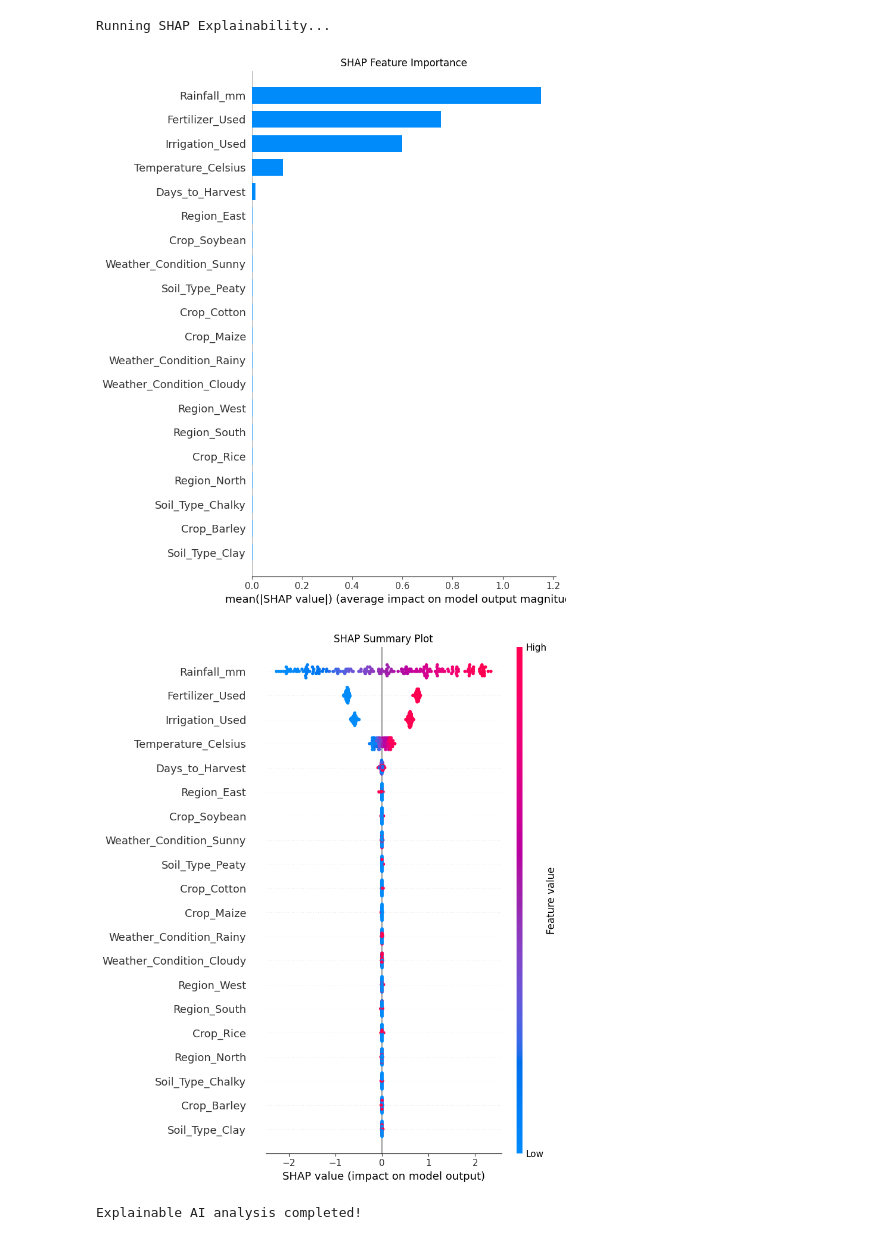
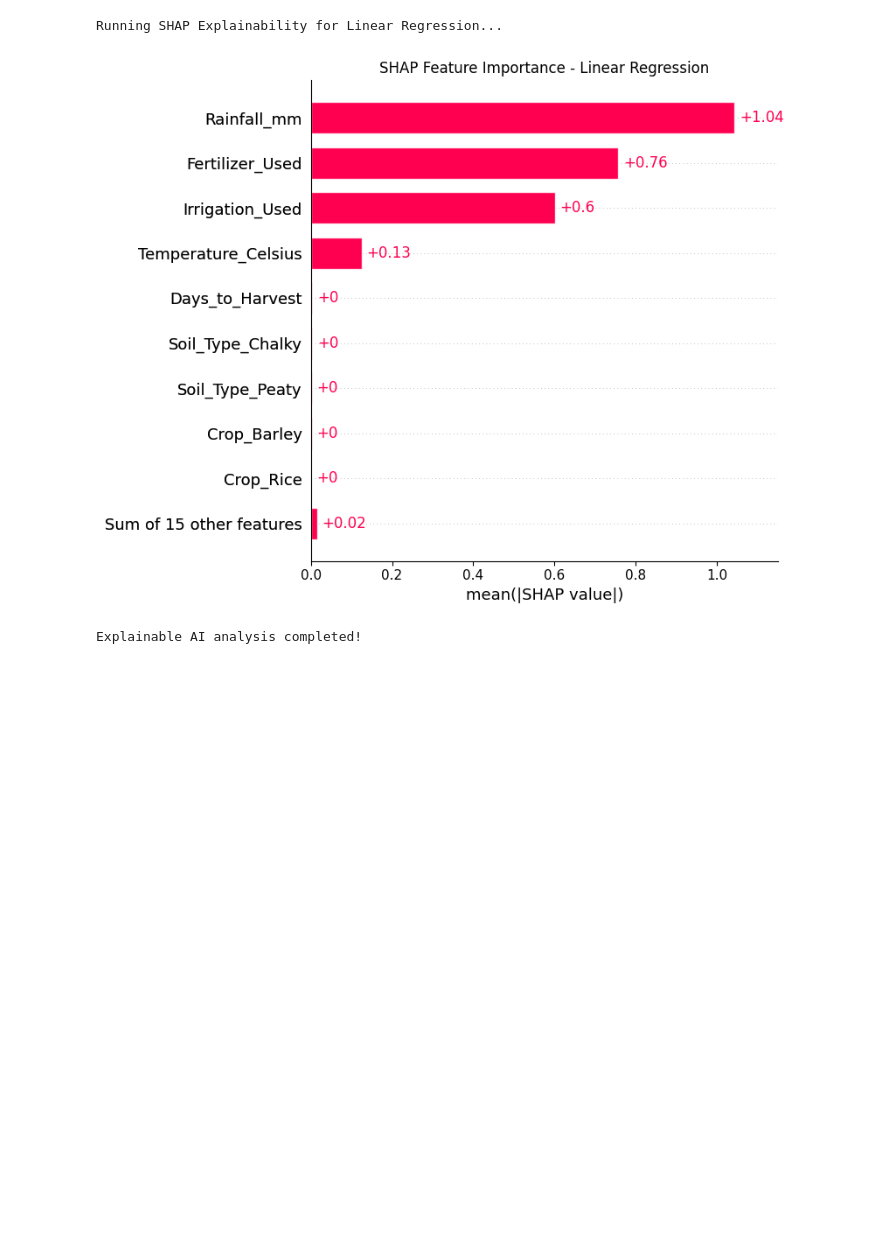
Before and after one commit to sriharini-06/Crop-Yield-Prediction, a Jupyter notebook: ML.ipynb, the cells around one changed output. Drawn from its saved outputs; the diff is of its cells as text; code cells hidden in the pictures; blank space fills up the shorter version.

Commit message:
Contribution scores of features added in SHAP for Linear Regression Model

```diff
--- a/ML.ipynb
+++ b/ML.ipynb
@@ -14,6 +18,6 @@ from sklearn.metrics import mean_absolute_error, mean_squared_error, r2_score
 # %%
 # Load the dataset
-df = pd.read_csv('crop_yield.csv').sample(n=20000, random_state=42)
+df = pd.read_csv('crop_yield.csv').sample(n=50000, random_state=42)
 # %%
 
 # Display basic information about the dataset
@@ -279,7 +294,14 @@ Train/Test split ratio: 16000/4000 (80.0%/20.0%)
 # Initialize the models
 linear_reg = LinearRegression()
 random_forest = RandomForestRegressor(n_estimators=100, random_state=42)
-xgb_reg = XGBRegressor(n_estimators=100, random_state=42)
+xgb_reg = XGBRegressor(
+    n_estimators=400,
+    learning_rate=0.05,
+    max_depth=6,
+    subsample=0.8,
+    colsample_bytree=0.8,
+    random_state=42
+)
 
 # Fit the models on training data
 print("Training Linear Regression...")
@@ -405,6 +429,10 @@ Rainfall_mm                   : 0.6093
 from sklearn.ensemble import RandomForestRegressor
 from sklearn.model_selection import RandomizedSearchCV
 from scipy.stats import randint
+import multiprocessing
+
+# Get number of CPU cores safely
+n_cores = max(1, multiprocessing.cpu_count() - 1)  # Leave one core free
 
 # Smaller parameter space
 param_distributions = {
@@ -415,7 +443,7 @@ param_distributions = {
 
 rf_random = RandomForestRegressor(random_state=42)
 
-print("Performing Faster RandomizedSearchCV on Random Forest...")
+print(f"Performing RandomizedSearchCV on Random Forest using {n_cores} cores...")
 
 random_search = RandomizedSearchCV(
     estimator=rf_random,
@@ -424,7 +452,7 @@ random_search = RandomizedSearchCV(
     cv=3,           # reduced from 5
     scoring='r2',
     random_state=42,
-    n_jobs=-1,
+    n_jobs=n_cores,  # Use specific number instead of -1
     verbose=1
 )
 
@@ -453,4 +481,8 @@ print(f"R² Score: {best_rf_r2:.4f}")
 
 print("\nImprovement over original Random Forest:")
 print(f"R² improvement: {best_rf_r2 - rf_r2:.4f}")
+
+# Clean up multiprocessing resources
+import gc
+gc.collect()
 # %% [output]
@@ -573,35 +604,28 @@ Case 3: East, Silt, Wheat, 500mm, 20°C, Fert:1, Irrig:0, Sunny, 100d
 # %%
 import shap
 import matplotlib.pyplot as plt
 
-print("\nRunning SHAP Explainability...")
+print("\nRunning SHAP Explainability for Linear Regression...")
 
-# Take a small sample from the dataset for speed
-X_sample = X_scaled.sample(200, random_state=42)
+# Take sample for faster computation
+X_sample = X_train.sample(200, random_state=42)
 
-# Create SHAP explainer
-explainer = shap.TreeExplainer(best_rf_model)
+# Create explainer (auto-detects model type)
+explainer = shap.Explainer(linear_reg, X_train)
 
 # Compute SHAP values
-shap_values = explainer.shap_values(X_sample)
+shap_values = explainer(X_sample)
 
 # Global feature importance
 plt.figure(figsize=(12,8))
-shap.summary_plot(shap_values, X_sample, plot_type="bar", show=False)
-plt.title("SHAP Feature Importance")
+shap.plots.bar(shap_values, show=False)
+plt.title("SHAP Feature Importance - Linear Regression")
 plt.tight_layout()
 plt.show()
 
-# Detailed explanation plot
-plt.figure(figsize=(12,8))
-shap.summary_plot(shap_values, X_sample, show=False)
-plt.title("SHAP Summary Plot")
-plt.tight_layout()
-plt.show()
 
 print("Explainable AI analysis completed!")
 # %% [output]
-Running SHAP Explainability...
+Running SHAP Explainability for Linear Regression...
-[figure, old version]
+[figure, new version]
-[figure, removed]
 Explainable AI analysis completed!
```
Also changed, not shown: parts of 11 cells of this notebook.
